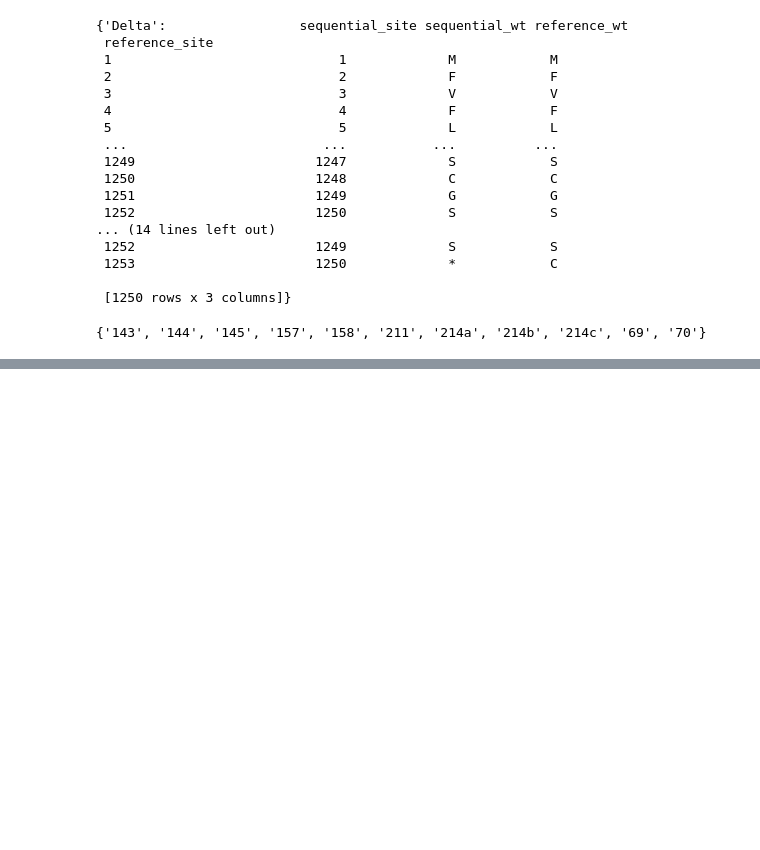
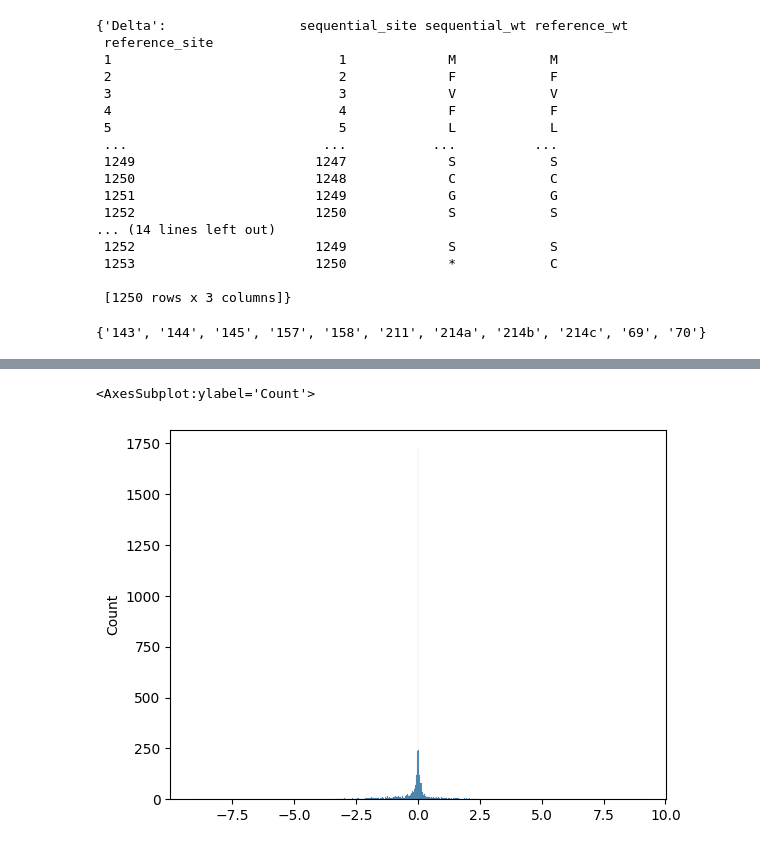
Before and after one commit to matsengrp/multidms, a Jupyter notebook: notebooks/fit_omicron_delta_data.ipynb, the cells around one changed output, grey strips where cells are left out. Drawn from its saved outputs; the diff is of its cells as text; code cells hidden in the pictures; blank space fills up the shorter version.

```diff
--- a/notebooks/fit_omicron_delta_data.ipynb
+++ b/notebooks/fit_omicron_delta_data.ipynb
@@ -185,0 +320,5 @@ ba1_func_sel
+# %%
+sns.histplot(params["S_Omicron_BA.1"])
+# %% [output]
+<AxesSubplot:ylabel='Count'>
+[figure, added]
```
Also changed, not shown: parts of 21 cells of this notebook, 5 other files.
